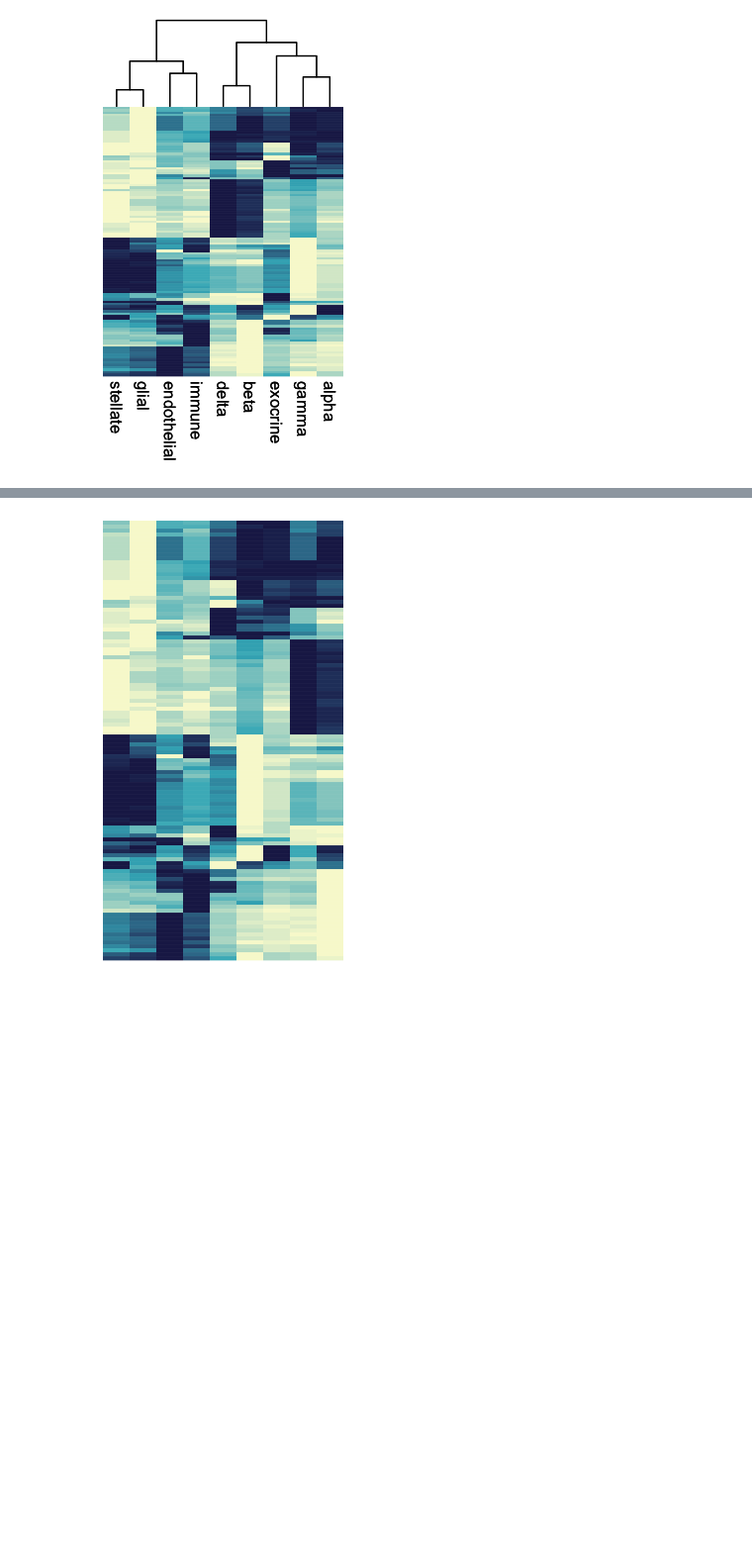
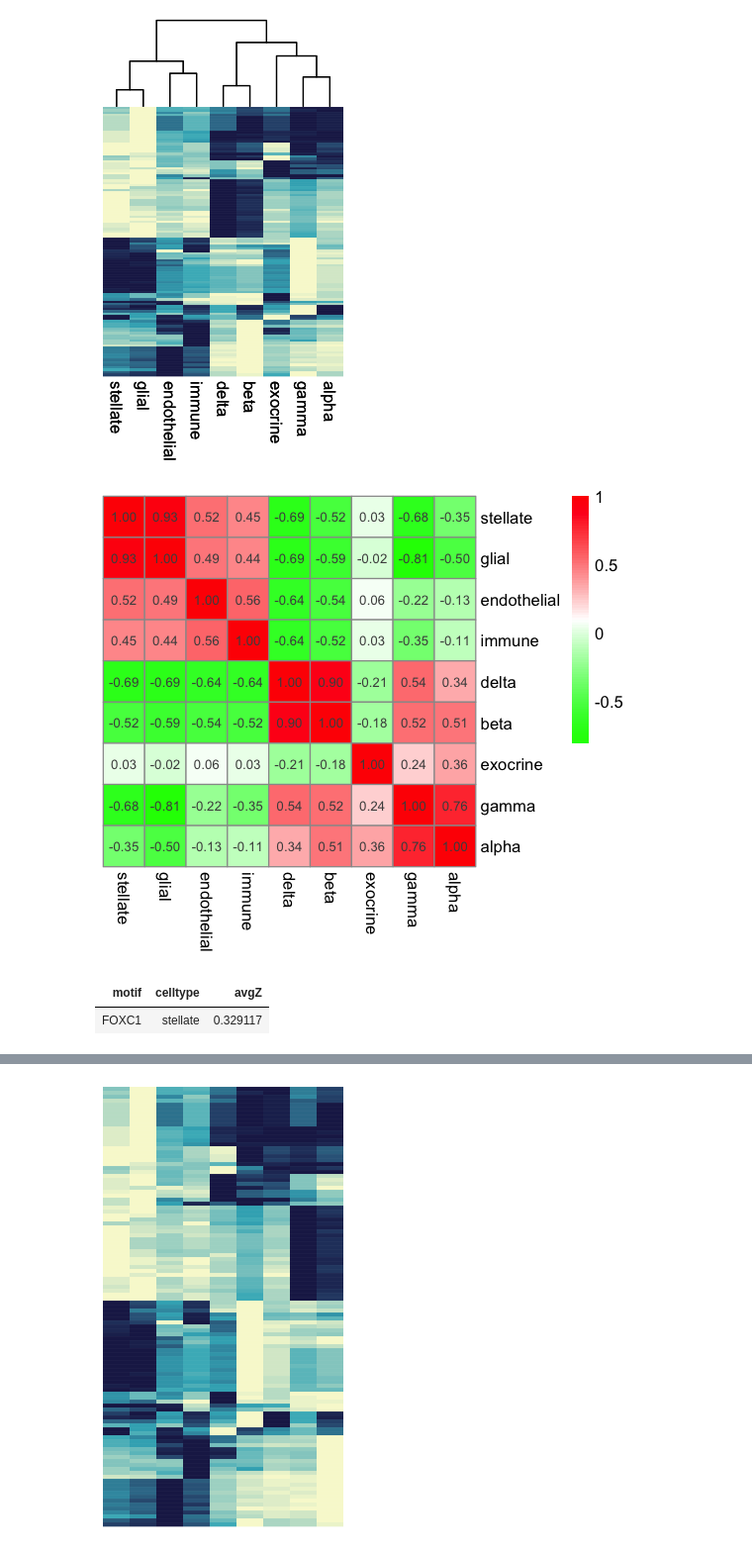
Before and after one commit to biomystery/islet_figs_motifs, a Jupyter notebook: figcode/plots.ipynb, the cells around one changed output, grey strips where cells are left out. Shown at 99% size. Saved outputs shown, nothing was run; the diff lists cells and outputs as text; code cells hidden in the pictures; blank space fills up the shorter version.

```diff
--- a/figcode/plots.ipynb
+++ b/figcode/plots.ipynb
@@ -64,3 +64,17 @@ p<-pheatmap(pd.list$pd, scale = "none", cluster_rows = F, legend = F, show_rowna
 print(p)
 # %% [output]
 [figure]
+# %%
+options(repr.plot.width = 4.5, repr.plot.height = 4)
+cor.mat <- cor(pd.list$pd)
+pheatmap(cor.mat[p$tree_col$order, p$tree_col$order], scale = "none", display_numbers = T,
+    cluster_rows = F, cluster_cols = F, color = colorRampPalette(c("green", "white",
+        "red"))(100))
+# %% [output]
+[figure, added]
+# %%
+head(pd.list$pd %>% rownames_to_column("motif") %>% gather(2:10, key = "celltype",
+    value = "avgZ"), 1)
+# %% [output]
+| motif | celltype | avgZ |
+| FOXC1 | stellate | 0.329117 |
```
Also changed, not shown: parts of 2 cells of this notebook, 26 other files.
